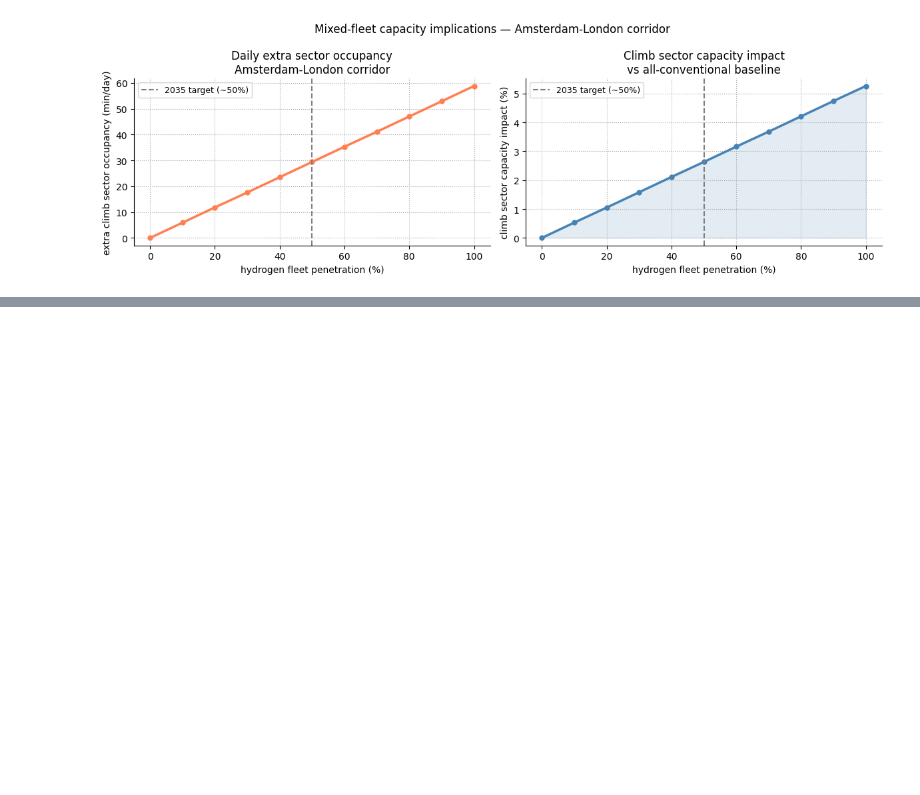
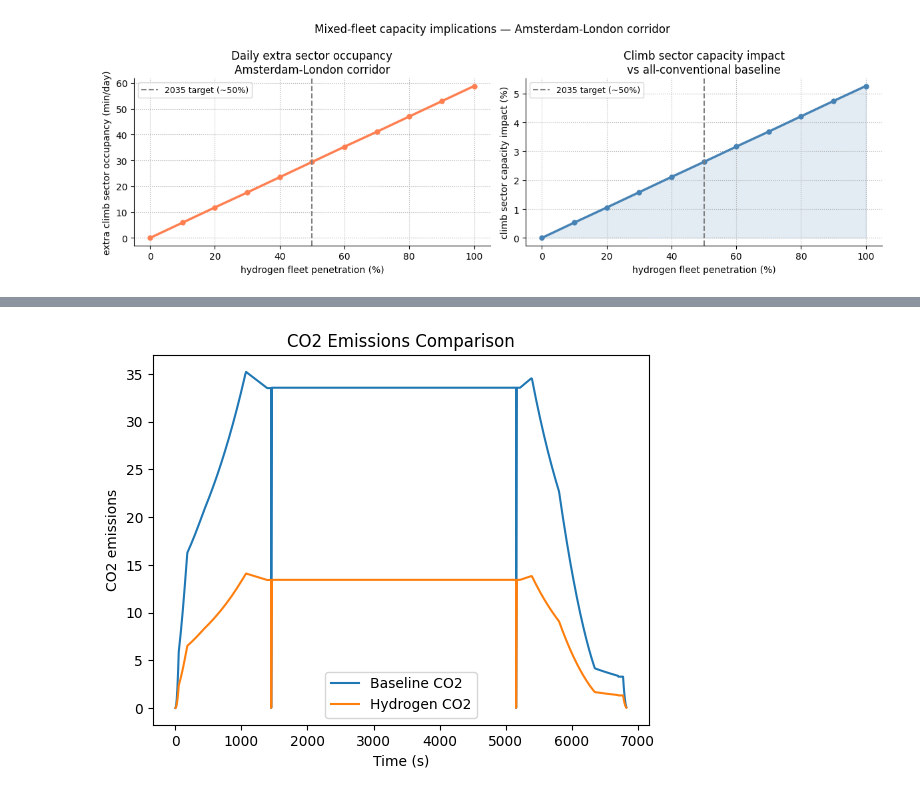
Before and after one commit to qama94/low-emission-aircraft-trajectory, a Jupyter notebook: trajectory_analysis_low_emission_aircraft.ipynb, the cells around one changed output, grey strips where cells are left out. Drawn from its saved outputs; the diff is of its cells as text; code cells hidden in the pictures; blank space fills up the shorter version.

Commit message:
Add modular low-emission aircraft trajectory simulation framework with emissions and scenario analysis

```diff
--- a/trajectory_analysis_low_emission_aircraft.ipynb
+++ b/trajectory_analysis_low_emission_aircraft.ipynb
@@ -370,0 +425,11 @@ plt.show()
+# %%
+from src.optimization.scenario import apply_hydrogen_scenario, compute_savings
+
+df = generate_baseline_trajectory()
+df = compute_fuel_burn(df)
+df = compute_co2(df)
+
+df = apply_hydrogen_scenario(df)
+df = compute_savings(df)
+
+df[["t", "co2", "co2_h2", "co2_savings"]].head()
@@ -370,0 +445,14 @@ plt.show()
+# %%
+plt.figure()
+
+plt.plot(df["t"], df["co2"], label="Baseline CO2")
+plt.plot(df["t"], df["co2_h2"], label="Hydrogen CO2")
+
+plt.xlabel("Time (s)")
+plt.ylabel("CO2 emissions")
+plt.title("CO2 Emissions Comparison")
+plt.legend()
+
+plt.show()
+# %% [output]
+[figure, added]
```
Also changed, not shown: parts of 17 cells of this notebook, 12 other files.
